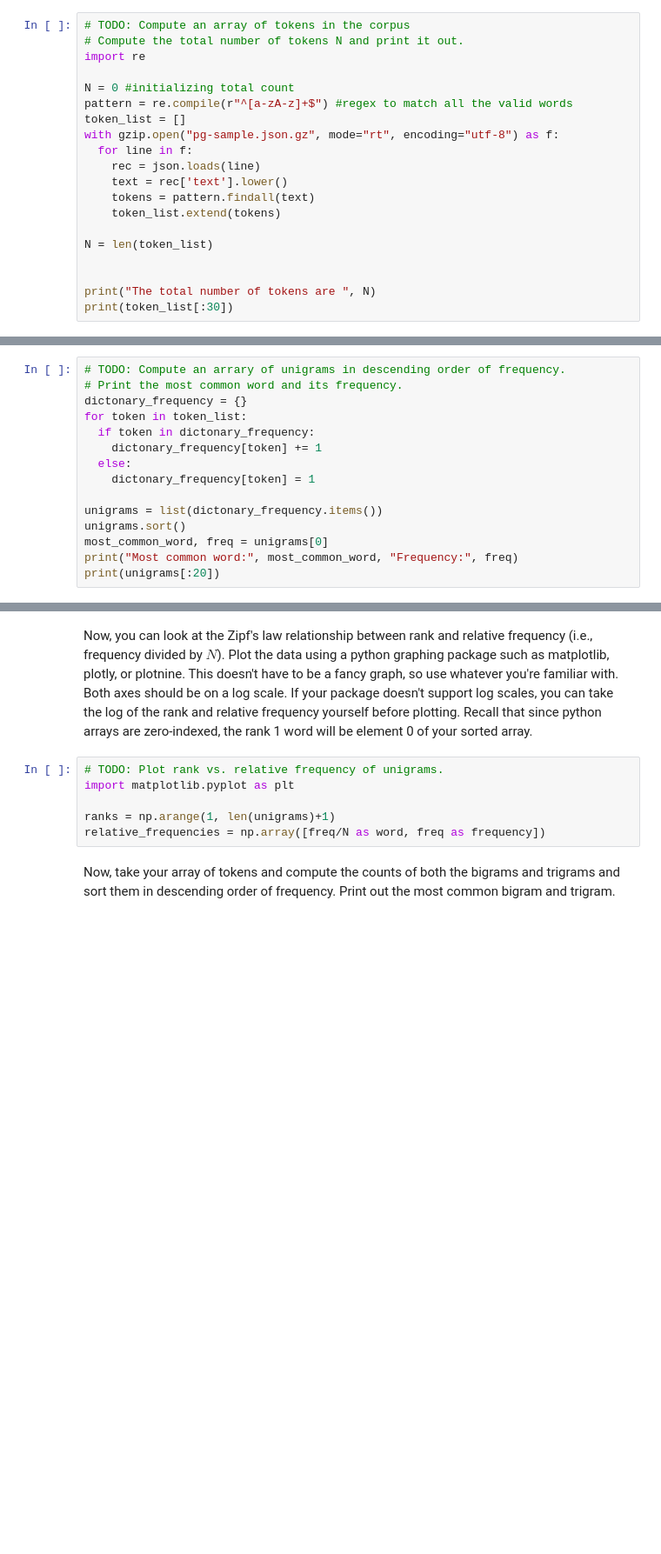
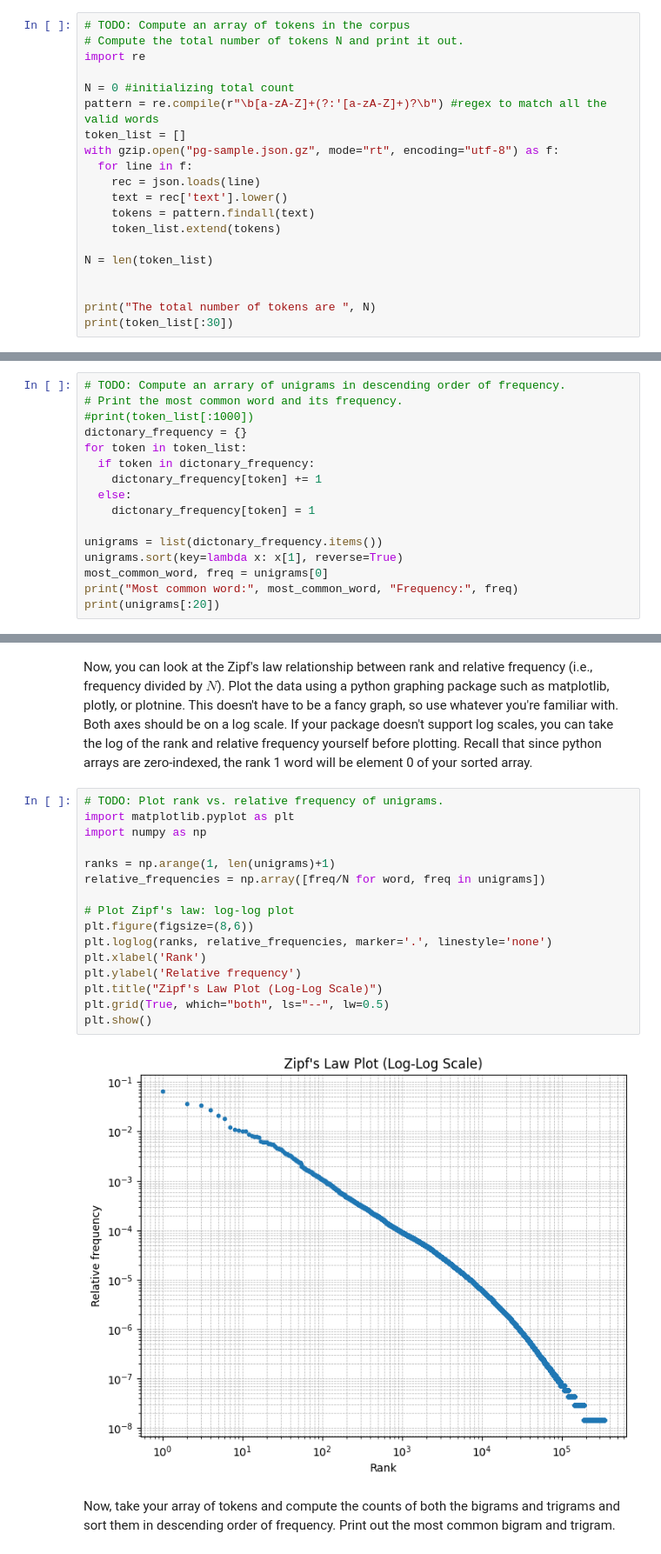
Before and after one commit to vaishnavi2810-code/AI-For-Beginners, a Jupyter notebook: token_counts.ipynb, the cells around one changed output, grey strips where cells are left out. Shown at 87% size. Drawn from its saved outputs; the diff is of its cells as text; blank space fills up the shorter version.

```diff
--- a/token_counts.ipynb
+++ b/token_counts.ipynb
@@ -249,7 +249,7 @@ After you have tokenized, compute $N$, the total number of tokens in the corpus
 import re
 
 N = 0 #initializing total count
-pattern = re.compile(r"^[a-zA-z]+$") #regex to match all the valid words
+pattern = re.compile(r"\b[a-zA-Z]+(?:'[a-zA-Z]+)?\b") #regex to match all the valid words
 token_list = []
 with gzip.open("pg-sample.json.gz", mode="rt", encoding="utf-8") as f:
   for line in f:
@@ -271,6 +271,7 @@ Now, count the frequency each unigram (distinct word) in the corpus and sort the
 # %%
 # TODO: Compute an arrary of unigrams in descending order of frequency.
 # Print the most common word and its frequency.
+#print(token_list[:1000])
 dictonary_frequency = {}
 for token in token_list:
   if token in dictonary_frequency:
@@ -279,7 +280,7 @@ for token in token_list:
     dictonary_frequency[token] = 1
 
 unigrams = list(dictonary_frequency.items())
-unigrams.sort()
+unigrams.sort(key=lambda x: x[1], reverse=True)
 most_common_word, freq = unigrams[0]
 print("Most common word:", most_common_word, "Frequency:", freq)
 print(unigrams[:20])
@@ -291,9 +292,21 @@ Now, you can look at the Zipf's law relationship between rank and relative frequ
 # %%
 # TODO: Plot rank vs. relative frequency of unigrams.
 import matplotlib.pyplot as plt
+import numpy as np
 
 ranks = np.arange(1, len(unigrams)+1)
-relative_frequencies = np.array([freq/N as word, freq as frequency])
+relative_frequencies = np.array([freq/N for word, freq in unigrams])
+
+# Plot Zipf's law: log-log plot
+plt.figure(figsize=(8,6))
+plt.loglog(ranks, relative_frequencies, marker='.', linestyle='none')
+plt.xlabel('Rank')
+plt.ylabel('Relative frequency')
+plt.title("Zipf's Law Plot (Log-Log Scale)")
+plt.grid(True, which="both", ls="--", lw=0.5)
+plt.show()
+# %% [output]
+[figure, added]
 # %% [markdown]
 Now, take your array of tokens and compute the counts of both the bigrams and trigrams and sort them in descending order of frequency. Print out the most common bigram and trigram.
 # %%
```
Also changed, not shown: parts of 2 cells of this notebook.
